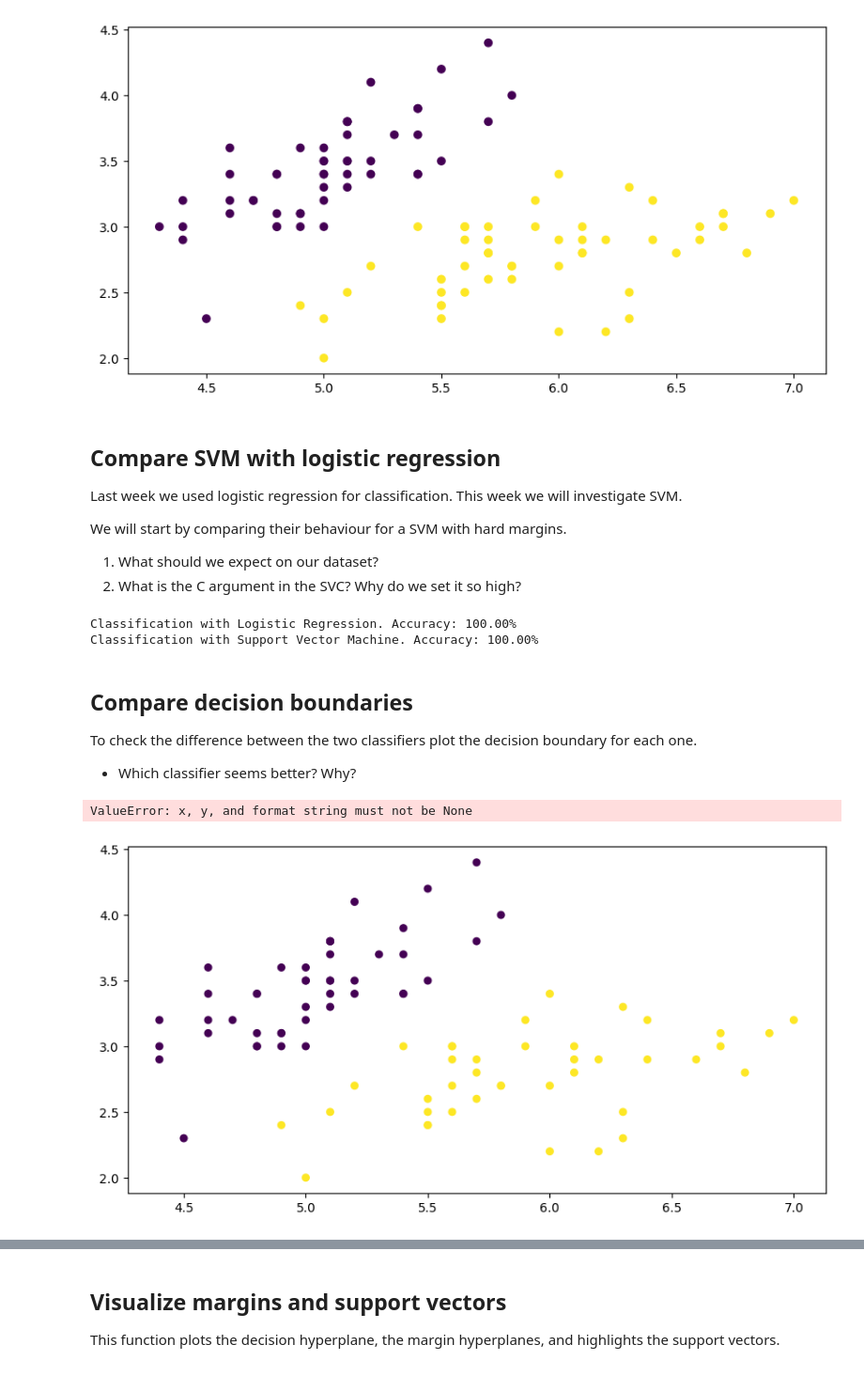
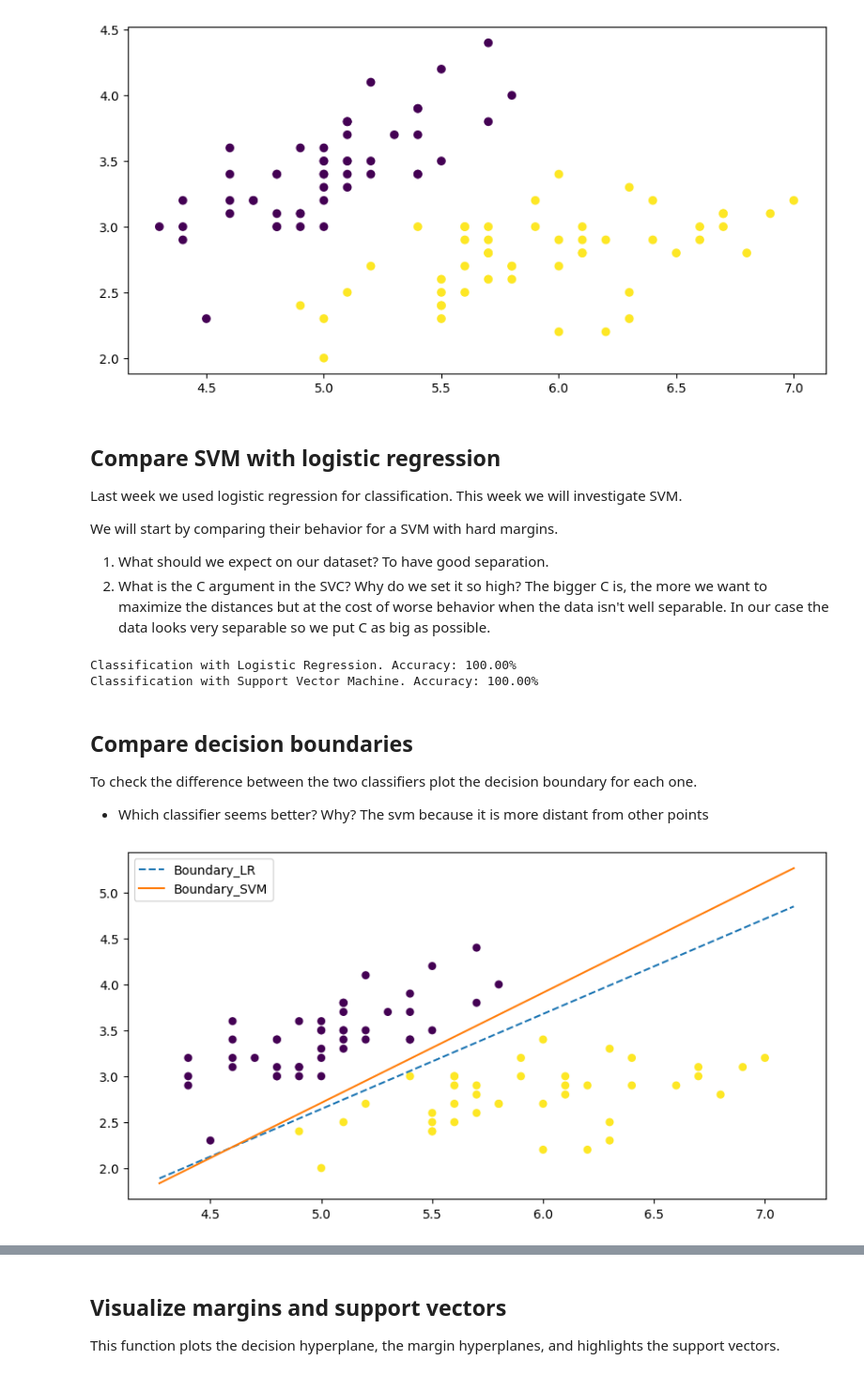
Before and after one commit to mike6942069420/EE311-AI, a Jupyter notebook: lab04/lab.ipynb, the cells around one changed output, grey strips where cells are left out. Shown at 94% size. Drawn from its saved outputs; the diff is of its cells as text; code cells hidden in the pictures.

```diff
--- a/lab04/lab.ipynb
+++ b/lab04/lab.ipynb
@@ -45,10 +45,10 @@ plt.show()
 
 Last week we used logistic regression for classification. This week we will investigate SVM.
 
-We will start by comparing their behaviour for a SVM with hard margins.
+We will start by comparing their behavior for a SVM with hard margins.
 
-1. What should we expect on our dataset?
-2. What is the C argument in the SVC? Why do we set it so high?
+1. What should we expect on our dataset? To have good separation.
+2. What is the C argument in the SVC? Why do we set it so high? The bigger C is, the more we want to maximize the distances but at the cost of worse behavior when the data isn't well separable. In our case the data looks very separable so we put C as big as possible.
 # %%
 # train logistic regression classifier
 classifier_lr = LogisticRegression().fit(X_train, y_train)
@@ -70,37 +70,38 @@ Classification with Support Vector Machine. Accuracy: 100.00%
 
 To check the difference between the two classifiers plot the decision boundary for each one.
 
-* Which classifier seems better? Why?
+* Which classifier seems better? Why? The svm because it is more distant from other points
 # %%
 f, ax = plt.subplots(figsize=(10,5))
 plt.scatter(X_train[:, 0], X_train[:, 1], c=y_train, s=30)
 
 # get limits of the figure
 ax = plt.gca()
 xlim = ax.get_xlim()
 ylim = ax.get_ylim()
 
 x_plot = np.linspace(xlim[0], xlim[1], 30)
 
 
 ##################################################################
 # Your code here
 
-y_lr =
+x=x_plot
 
-y_svm =
+y_lr = (-classifier_lr.coef_[0][0] * x - classifier_lr.intercept_[0]) / classifier_lr.coef_[0][1]
+
+y_svm = (-classifier_svm.coef_[0][0] * x - classifier_svm.intercept_[0]) / classifier_svm.coef_[0][1]
 
 ##################################################################
 
 
 ax.plot(x_plot, y_lr, '--', label='Boundary_LR')
 ax.plot(x_plot, y_svm, '-', label='Boundary_SVM')
 
 plt.legend()
 plt.show()
 # %% [output]
-ValueError: x, y, and format string must not be None
-[figure, old version]
+[figure, new version]
 # %% [markdown]
 ## Compute Margins for each classifier
 
```
Also changed, not shown: parts of 14 cells of this notebook, 1 other file.
